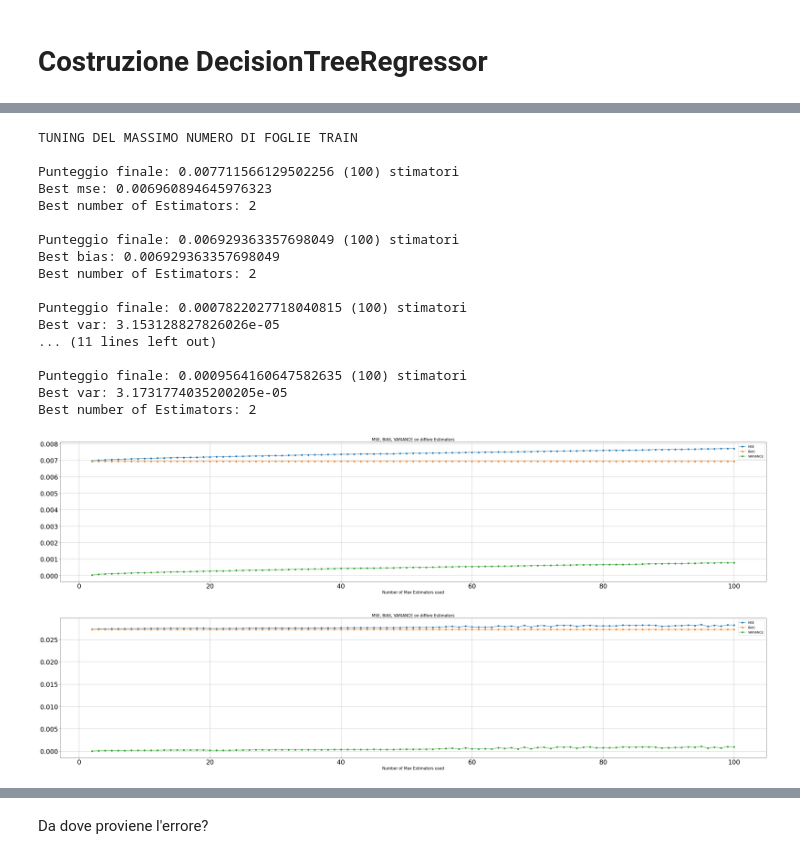
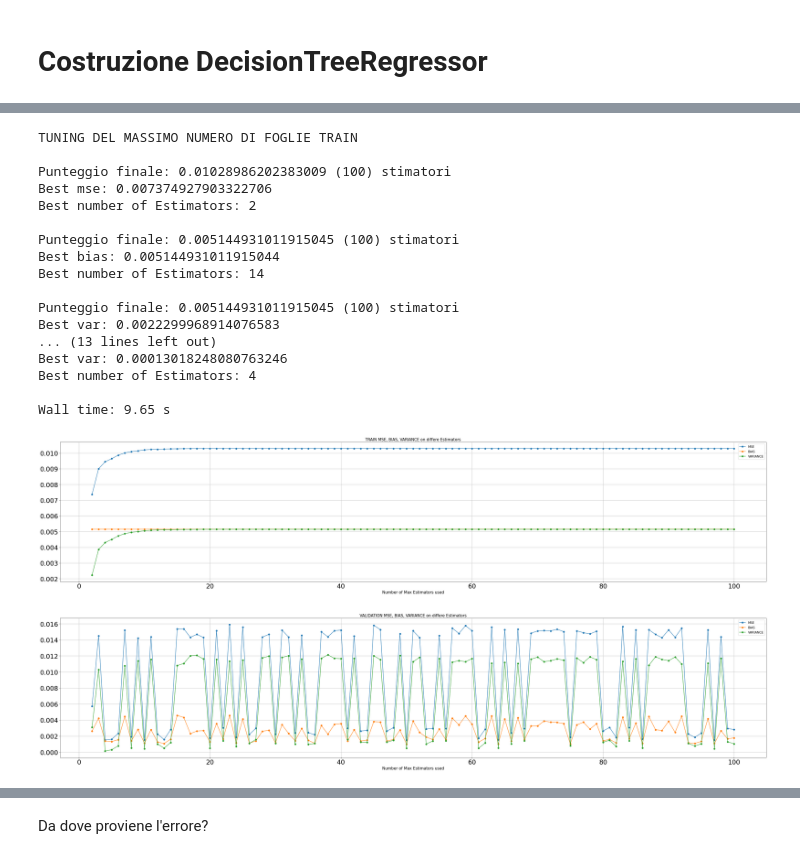
Before and after one commit to Quinta13/DWM_zillowprice, a Jupyter notebook: 4_Primo_Modello.ipynb, the cells around one changed output, grey strips where cells are left out. Drawn from its saved outputs; the diff is of its cells as text; code cells hidden in the pictures.

```diff
--- a/4_Primo_Modello.ipynb
+++ b/4_Primo_Modello.ipynb
@@ -210,0 +219,5 @@ def DecisionTreeRegressor_validation(X_train, y_train, X_val, y_val, verbose=Fal
+# %%
+for i in range(3):
+    print(int(len(X_train[i])*sub_perc[i]))
+    print(int(len(X_val  [i])*sub_perc[i]))
+    print()
@@ -210,0 +233,13 @@ def DecisionTreeRegressor_validation(X_train, y_train, X_val, y_val, verbose=Fal
+# %%
+X_train_sub = []
+y_train_sub = []
+X_val_sub = []
+y_val_sub = []
+# %%
+for i in range(3):
+    Xt_sub, yt_sub = resample(X_train[i], y_train[i], n_samples = int(sub_perc[i]*len(X_train[i])))
+    Xv_sub, yv_sub = resample(X_val  [i], y_val  [i], n_samples = int(sub_perc[i]*len(X_val[i])))
+    X_train_sub.append(Xt_sub)
+    y_train_sub.append(yt_sub)
+    X_val_sub  .append(Xv_sub)
+    y_val_sub  .append(yv_sub)
@@ -211,37 +260,44 @@ def DecisionTreeRegressor_validation(X_train, y_train, X_val, y_val, verbose=Fal
 # %%
 dt_model = []
 # %%
-def get_dt(index, verbose=False, debug=False):
+def get_dt(index, verbose=False, debug=False, file_name=''):
     return DecisionTreeRegressor_validation(
-        X_train[index],\
-        y_train[index],\
-        X_val  [index],\
-        y_val  [index],\
-        verbose = verbose,\
-        debug   = debug,\
+        X_train_sub[index],\
+        y_train_sub[index],\
+        X_val_sub  [index],\
+        y_val_sub  [index],\
+        verbose   = verbose,\
+        debug     = debug,\
+        file_name = file_name
     )
 # %%
+%%time
 dt_model.append(
-    get_dt(0)
+    get_dt(
+        0,
+        verbose   = False,
+        debug     = False,
+        file_name = 'A'
+    )
 )
 # %% [output]
 TUNING DEL MASSIMO NUMERO DI FOGLIE TRAIN
 
-Punteggio finale: 0.007711566129502256 (100) stimatori
-Best mse: 0.006960894645976323
+Punteggio finale: 0.01028986202383009 (100) stimatori
+Best mse: 0.007374927903322706
 Best number of Estimators: 2
 
-Punteggio finale: 0.006929363357698049 (100) stimatori
-Best bias: 0.006929363357698049
-Best number of Estimators: 2
+Punteggio finale: 0.005144931011915045 (100) stimatori
+Best bias: 0.005144931011915044
+Best number of Estimators: 14
 
-Punteggio finale: 0.0007822027718040815 (100) stimatori
-Best var: 3.153128827826026e-05
-... (11 lines left out)
+Punteggio finale: 0.005144931011915045 (100) stimatori
+Best var: 0.0022299968914076583
+... (13 lines left out)
+Best var: 0.00013018248080763246
+Best number of Estimators: 4
 
-Punteggio finale: 0.0009564160647582635 (100) stimatori
-Best var: 3.1731774035200205e-05
-Best number of Estimators: 2
+Wall time: 9.65 s
-[figure, old version]
+[figure, new version]
-[figure, old version]
+[figure, new version]
 # %%
```
Also changed, not shown: parts of 22 cells of this notebook, 17 other files.
